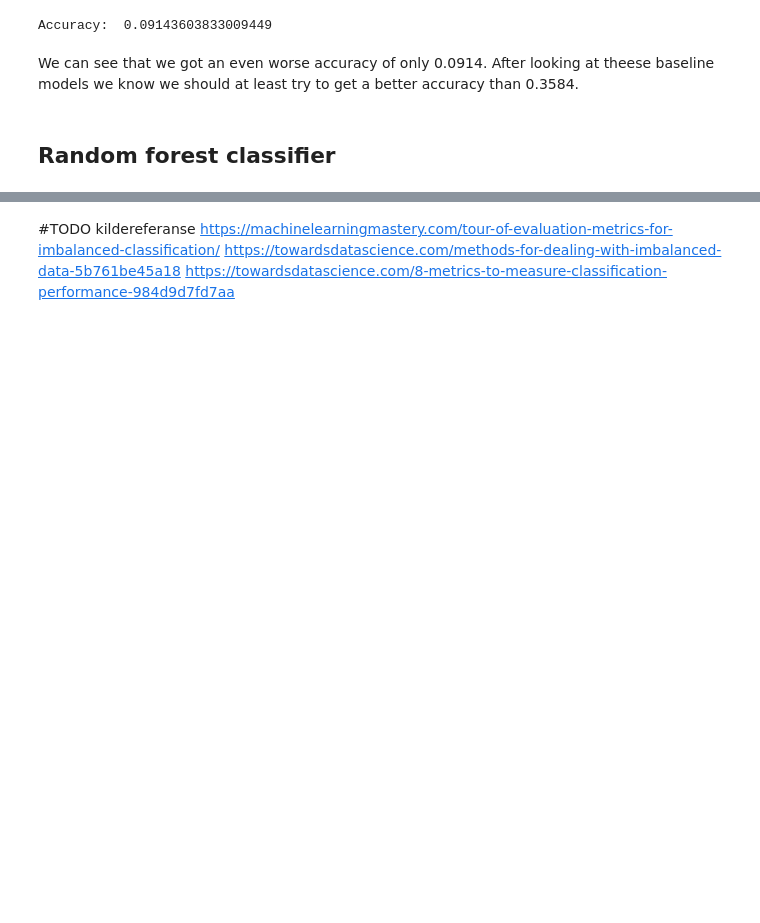
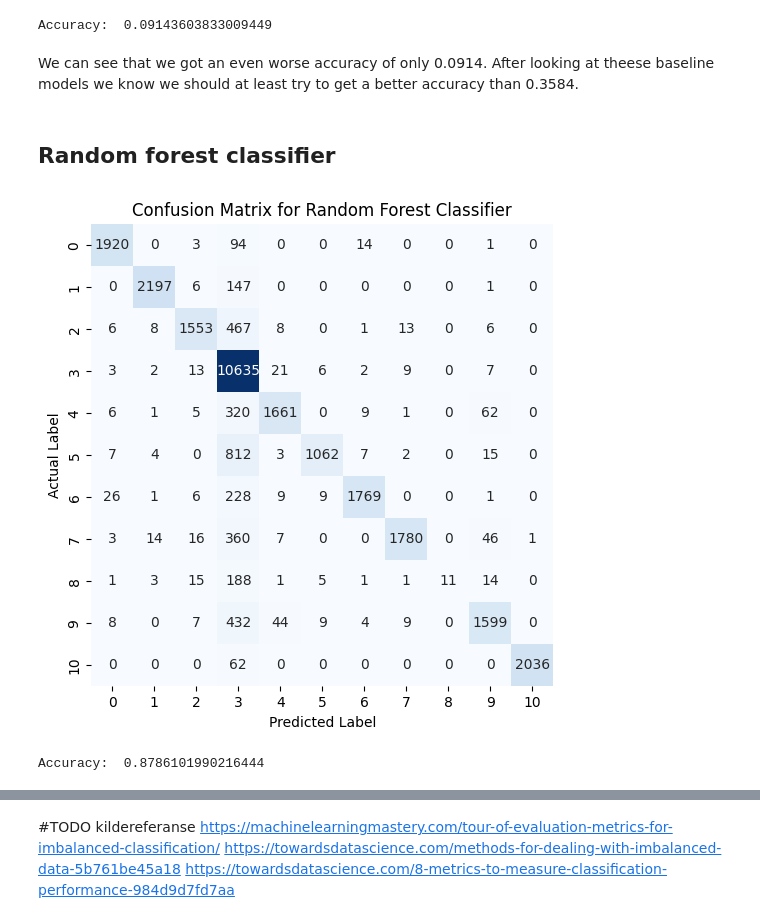
Before and after one commit to Maloha7/digit-recognizer, a Jupyter notebook: digitRecognizer.ipynb, the cells around one changed output, grey strips where cells are left out. Saved outputs shown, nothing was run; the diff lists cells and outputs as text; code cells hidden in the pictures; blank space fills up the shorter version.

```diff
--- a/digitRecognizer.ipynb
+++ b/digitRecognizer.ipynb
@@ -266,0 +277,7 @@ train_and_test(rfc, 'Random Forest Classifier', X_train, y_train, X_val, y_val)
+# %%
+#Lets look at the confusion matrix and accuracy for the random forest classifier
+plot_confusion_matrix(y_val, trained_and_evaluated_models[-1]['y_pred'], 'Confusion Matrix for Random Forest Classifier')
+print("Accuracy: ", trained_and_evaluated_models[-1]['accuracy_score'])
+# %% [output]
+[figure, added]
+Accuracy:  0.8786101990216444
```
Also changed, not shown: parts of 37 cells of this notebook.
